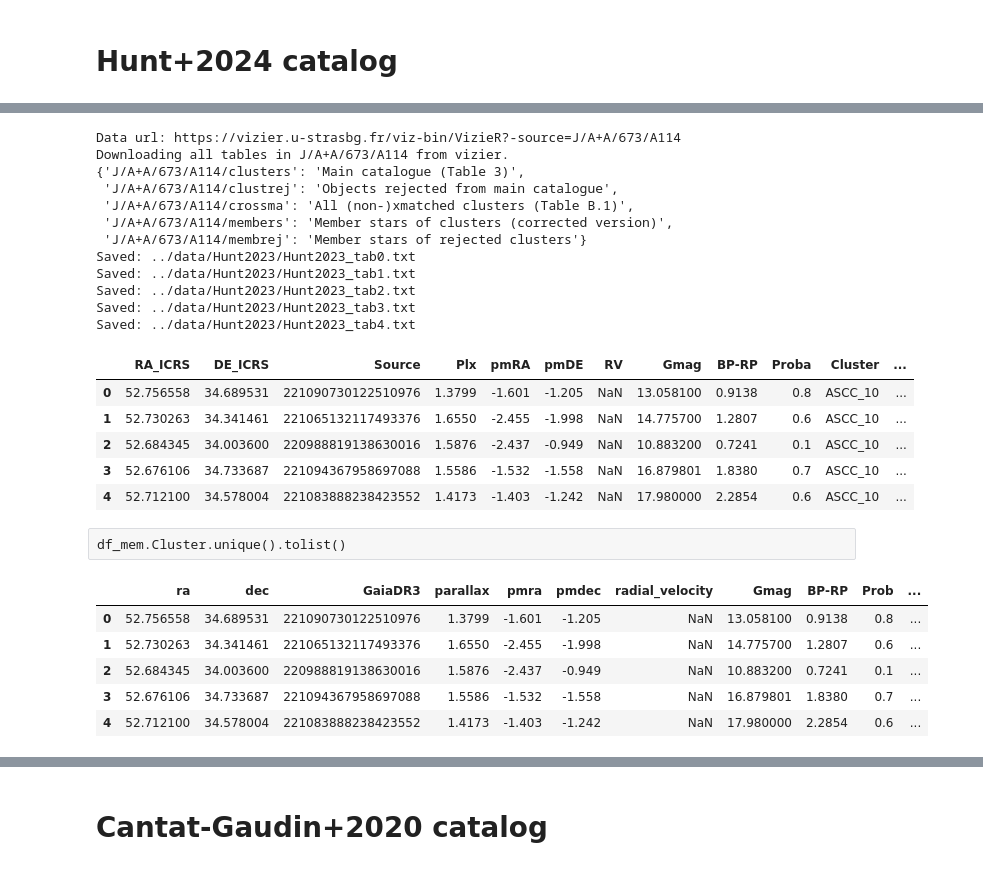
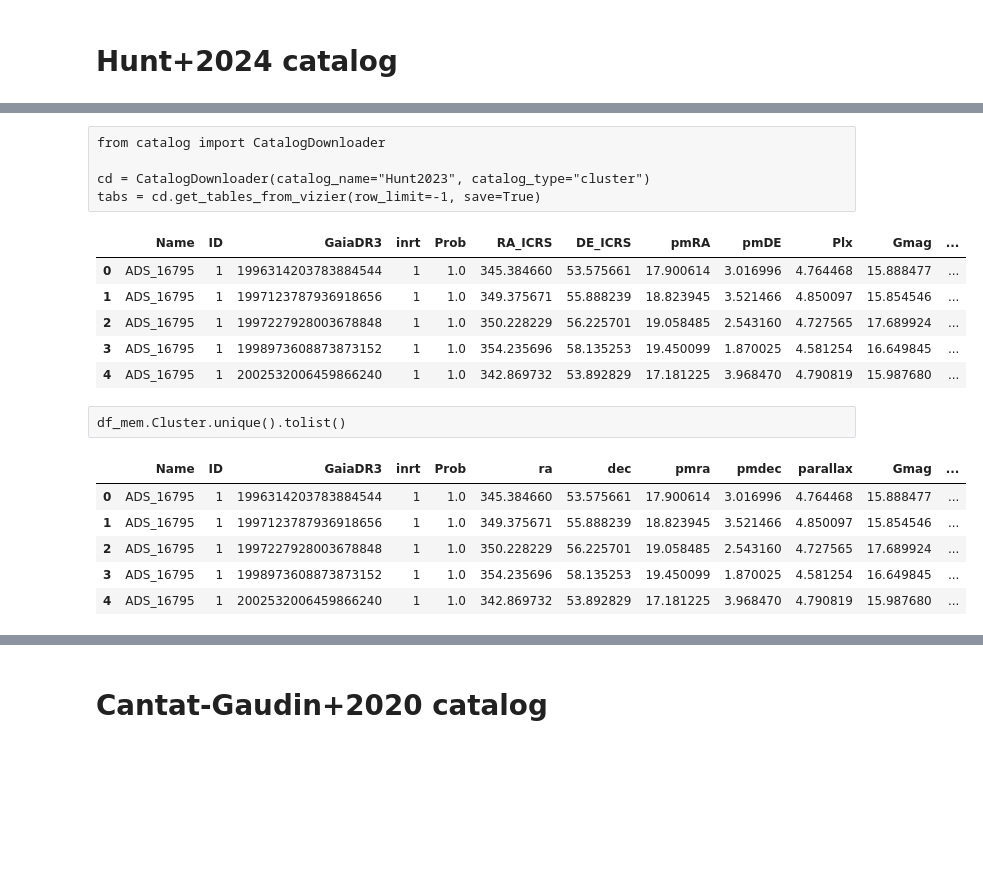
Before and after one commit to jpdeleon/wakai, a Jupyter notebook: notebooks/cluster_catalog.ipynb, the cells around one changed output, grey strips where cells are left out. Drawn from its saved outputs; the diff is of its cells as text; code cells hidden in the pictures; blank space fills up the shorter version.

```diff
--- a/notebooks/cluster_catalog.ipynb
+++ b/notebooks/cluster_catalog.ipynb
@@ -109,54 +167,41 @@ Downloading all tables in J/A+A/686/A42 from vizier.
-# %%
-from catalog import CatalogDownloader
-
-cd = CatalogDownloader(catalog_name="Hunt2023", catalog_type="cluster")
-tabs = cd.get_tables_from_vizier(row_limit=-1, save=True)
-# %% [output]
-Data url: https://vizier.u-strasbg.fr/viz-bin/VizieR?-source=J/A+A/673/A114
-Downloading all tables in J/A+A/673/A114 from vizier.
-{'J/A+A/673/A114/clusters': 'Main catalogue (Table 3)',
- 'J/A+A/673/A114/clustrej': 'Objects rejected from main catalogue',
- 'J/A+A/673/A114/crossma': 'All (non-)xmatched clusters (Table B.1)',
- 'J/A+A/673/A114/members': 'Member stars of clusters (corrected version)',
- 'J/A+A/673/A114/membrej': 'Member stars of rejected clusters'}
-Saved: ../data/Hunt2023/Hunt2023_tab0.txt
-Saved: ../data/Hunt2023/Hunt2023_tab1.txt
-Saved: ../data/Hunt2023/Hunt2023_tab2.txt
-Saved: ../data/Hunt2023/Hunt2023_tab3.txt
-Saved: ../data/Hunt2023/Hunt2023_tab4.txt
+# %% [raw]
+from catalog import CatalogDownloader
+
+cd = CatalogDownloader(catalog_name="Hunt2023", catalog_type="cluster")
+tabs = cd.get_tables_from_vizier(row_limit=-1, save=True)
 # %%
 df = tabs[0].to_pandas()
 df_mem = tabs[1].to_pandas()
 df_mem.head()
 # %% [output]
-|  | RA_ICRS | DE_ICRS | Source | Plx | pmRA | pmDE | RV | Gmag | BP-RP | Proba | Cluster | ... |
-| 0 | 52.756558 | 34.689531 | 221090730122510976 | 1.3799 | -1.601 | -1.205 | NaN | 13.058100 | 0.9138 | 0.8 | ASCC_10 | ... |
-| 1 | 52.730263 | 34.341461 | 221065132117493376 | 1.6550 | -2.455 | -1.998 | NaN | 14.775700 | 1.2807 | 0.6 | ASCC_10 | ... |
-| 2 | 52.684345 | 34.003600 | 220988819138630016 | 1.5876 | -2.437 | -0.949 | NaN | 10.883200 | 0.7241 | 0.1 | ASCC_10 | ... |
-| 3 | 52.676106 | 34.733687 | 221094367958697088 | 1.5586 | -1.532 | -1.558 | NaN | 16.879801 | 1.8380 | 0.7 | ASCC_10 | ... |
-| 4 | 52.712100 | 34.578004 | 221083888238423552 | 1.4173 | -1.403 | -1.242 | NaN | 17.980000 | 2.2854 | 0.6 | ASCC_10 | ... |
+|  | Name | ID | GaiaDR3 | inrt | Prob | RA_ICRS | DE_ICRS | pmRA | pmDE | Plx | Gmag | ... |
+| 0 | ADS_16795 | 1 | 1996314203783884544 | 1 | 1.0 | 345.384660 | 53.575661 | 17.900614 | 3.016996 | 4.764468 | 15.888477 | ... |
+| 1 | ADS_16795 | 1 | 1997123787936918656 | 1 | 1.0 | 349.375671 | 55.888239 | 18.823945 | 3.521466 | 4.850097 | 15.854546 | ... |
+| 2 | ADS_16795 | 1 | 1997227928003678848 | 1 | 1.0 | 350.228229 | 56.225701 | 19.058485 | 2.543160 | 4.727565 | 17.689924 | ... |
+| 3 | ADS_16795 | 1 | 1998973608873873152 | 1 | 1.0 | 354.235696 | 58.135253 | 19.450099 | 1.870025 | 4.581254 | 16.649845 | ... |
+| 4 | ADS_16795 | 1 | 2002532006459866240 | 1 | 1.0 | 342.869732 | 53.892829 | 17.181225 | 3.968470 | 4.790819 | 15.987680 | ... |
 # %% [raw]
 df_mem.Cluster.unique().tolist()
 # %%
 #replace name to be compatible with other catalogs' naming formats
-df_mem = df_mem.rename({"Cluster": "Name",
-                        "Source": "GaiaDR3",
-                        "Proba": "Prob",
+df_mem = df_mem.rename({#"Cluster": "Name",
+                        # "Source": "GaiaDR3",
+                        # "Proba": "Prob",
                         "RA_ICRS": "ra",
                         "DE_ICRS": "dec",
                         "pmRA": "pmra",
                         "pmDE": "pmdec",
                         "Plx": "parallax",
                         "RV": "radial_velocity"
                         }, axis=1)
 df_mem.head()
 # %% [output]
-|  | ra | dec | GaiaDR3 | parallax | pmra | pmdec | radial_velocity | Gmag | BP-RP | Prob | ... |
-| 0 | 52.756558 | 34.689531 | 221090730122510976 | 1.3799 | -1.601 | -1.205 | NaN | 13.058100 | 0.9138 | 0.8 | ... |
-| 1 | 52.730263 | 34.341461 | 221065132117493376 | 1.6550 | -2.455 | -1.998 | NaN | 14.775700 | 1.2807 | 0.6 | ... |
-| 2 | 52.684345 | 34.003600 | 220988819138630016 | 1.5876 | -2.437 | -0.949 | NaN | 10.883200 | 0.7241 | 0.1 | ... |
-| 3 | 52.676106 | 34.733687 | 221094367958697088 | 1.5586 | -1.532 | -1.558 | NaN | 16.879801 | 1.8380 | 0.7 | ... |
-| 4 | 52.712100 | 34.578004 | 221083888238423552 | 1.4173 | -1.403 | -1.242 | NaN | 17.980000 | 2.2854 | 0.6 | ... |
+|  | Name | ID | GaiaDR3 | inrt | Prob | ra | dec | pmra | pmdec | parallax | Gmag | ... |
+| 0 | ADS_16795 | 1 | 1996314203783884544 | 1 | 1.0 | 345.384660 | 53.575661 | 17.900614 | 3.016996 | 4.764468 | 15.888477 | ... |
+| 1 | ADS_16795 | 1 | 1997123787936918656 | 1 | 1.0 | 349.375671 | 55.888239 | 18.823945 | 3.521466 | 4.850097 | 15.854546 | ... |
+| 2 | ADS_16795 | 1 | 1997227928003678848 | 1 | 1.0 | 350.228229 | 56.225701 | 19.058485 | 2.543160 | 4.727565 | 17.689924 | ... |
+| 3 | ADS_16795 | 1 | 1998973608873873152 | 1 | 1.0 | 354.235696 | 58.135253 | 19.450099 | 1.870025 | 4.581254 | 16.649845 | ... |
+| 4 | ADS_16795 | 1 | 2002532006459866240 | 1 | 1.0 | 342.869732 | 53.892829 | 17.181225 | 3.968470 | 4.790819 | 15.987680 | ... |
 # %%
 %matplotlib inline
 
```
Also changed, not shown: parts of 12 cells of this notebook, 23 other files.
